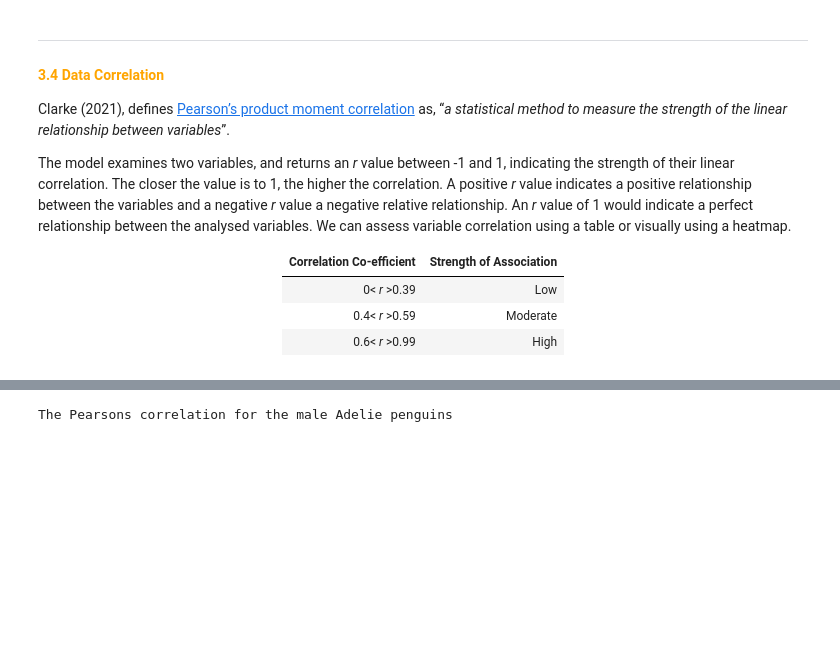
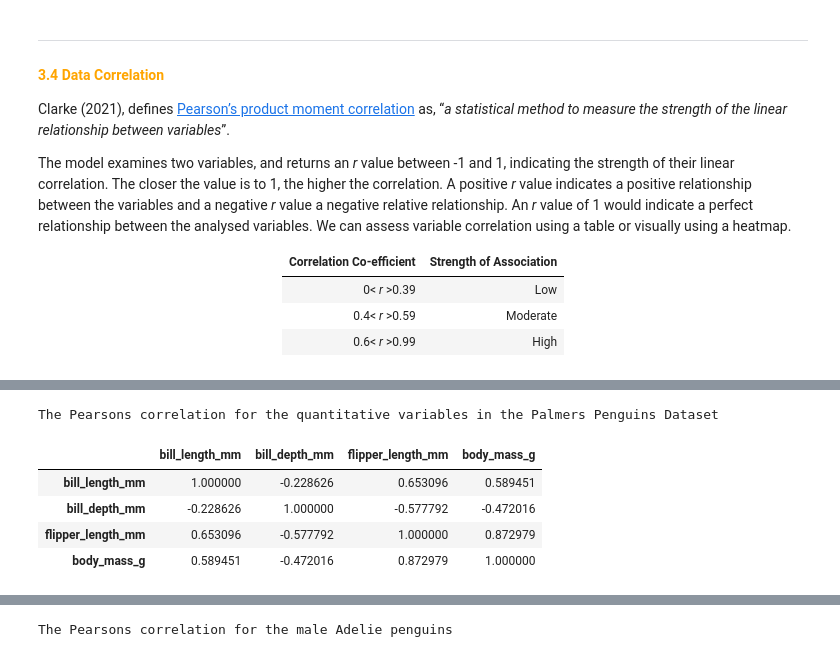
Before and after one commit to Laura6826/PofDA-mywork, a Jupyter notebook: penguins.ipynb, the cells around one changed output, grey strips where cells are left out. Cells and saved outputs as stored; diff of their text form; code cells hidden in the pictures; blank space fills up the shorter version.

```diff
--- a/penguins.ipynb
+++ b/penguins.ipynb
@@ -425,0 +414,14 @@ The model examines two variables, and returns an *r* value between -1 and 1, ind
+# %%
+# Let look at the data set as a whole.
+pd.options.mode.copy_on_write = True
+dfcleaned
+#dfcleaned.drop(['species', 'island','sex'],axis=1, inplace=True)
+print ('The Pearsons correlation for the quantitative variables in the Palmers Penguins Dataset')
+dfcleaned.corr()
+# %% [output]
+The Pearsons correlation for the quantitative variables in the Palmers Penguins Dataset
+|  | bill_length_mm | bill_depth_mm | flipper_length_mm | body_mass_g |
+| bill_length_mm | 1.000000 | -0.228626 | 0.653096 | 0.589451 |
+| bill_depth_mm | -0.228626 | 1.000000 | -0.577792 | -0.472016 |
+| flipper_length_mm | 0.653096 | -0.577792 | 1.000000 | 0.872979 |
+| body_mass_g | 0.589451 | -0.472016 | 0.872979 | 1.000000 |
```
Also changed, not shown: parts of 5 cells of this notebook.
